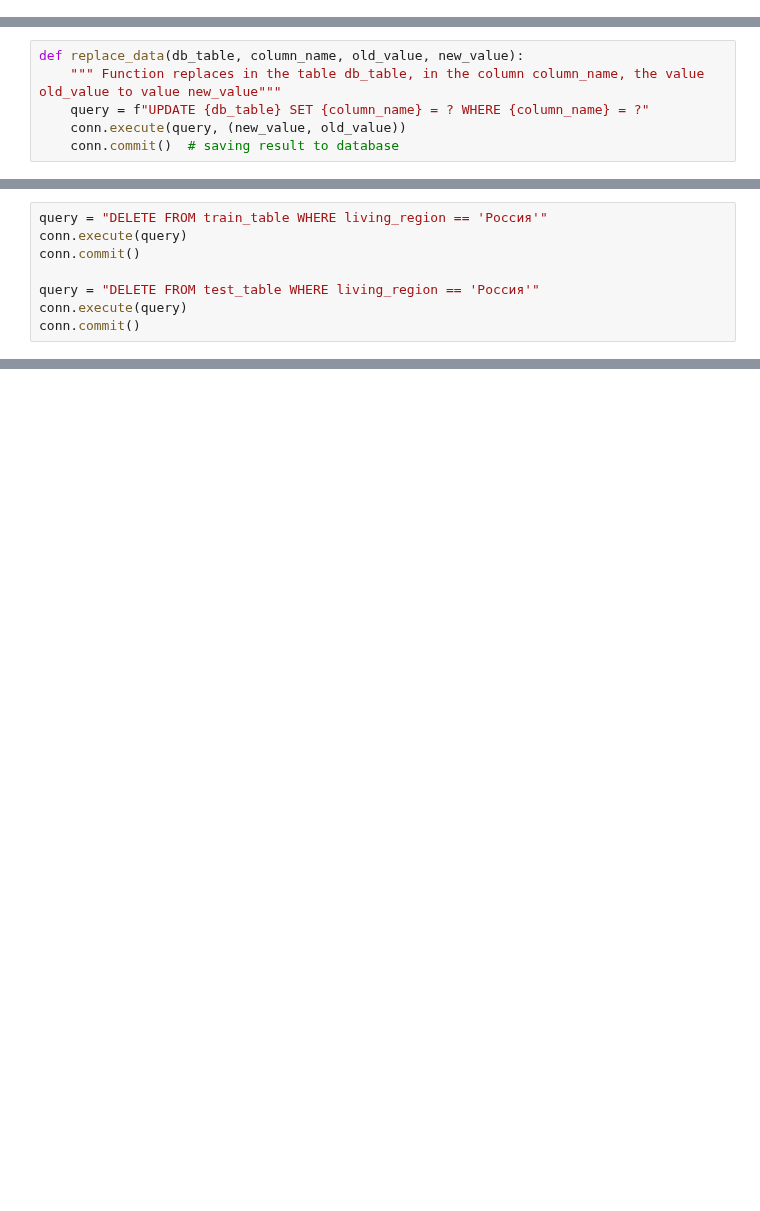
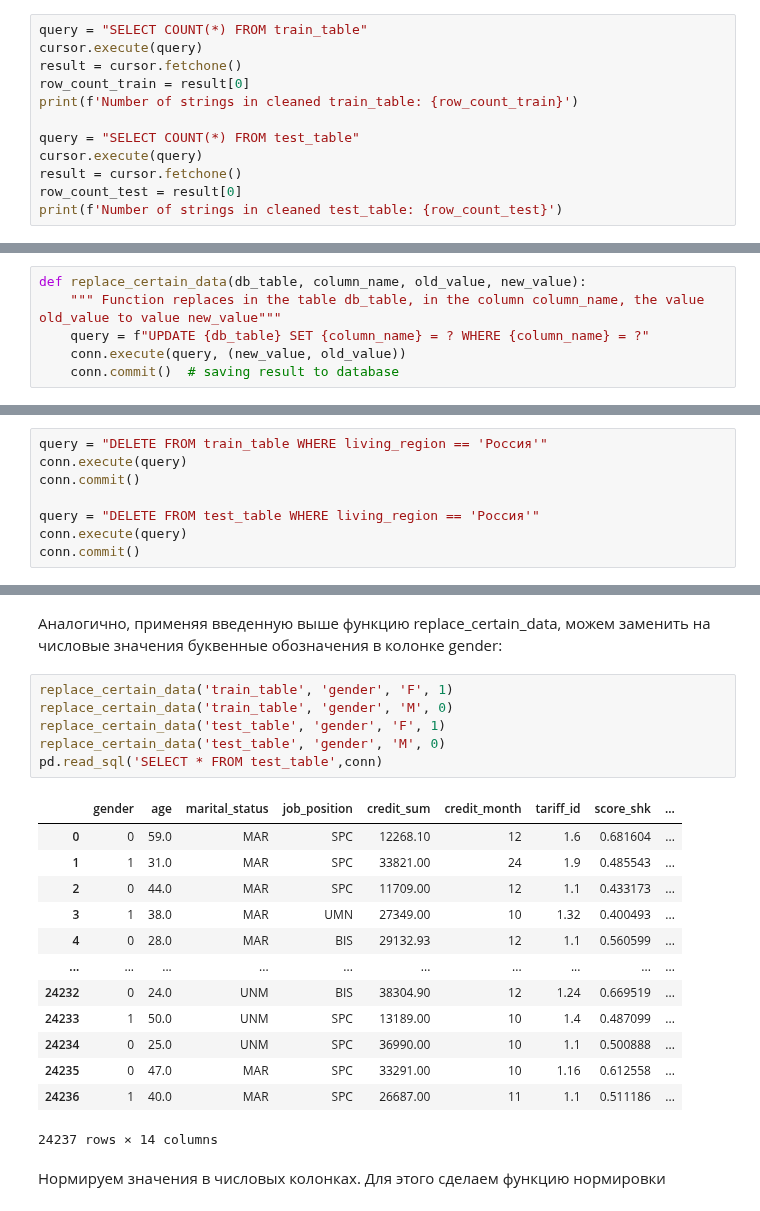
Before and after one commit to matfiz17181920/ML01_P_Online, a Jupyter notebook: Yury_Anatoljevich/Homework_12/HW_12.ipynb, the cells around one changed output, grey strips where cells are left out. Cells and saved outputs as stored; diff of their text form; blank space fills up the shorter version.

Commit message:
Homework 12 (SQL)
Homework 12 (SQL). Loading CSV file, saving it as a database, and training dealing the databases using sqlite3.

```diff
--- a/Yury_Anatoljevich/Homework_12/HW_12.ipynb
+++ b/Yury_Anatoljevich/Homework_12/HW_12.ipynb
@@ -95,0 +136,12 @@ conn.commit()
+# %%
+query = "SELECT COUNT(*) FROM train_table"
+cursor.execute(query)
+result = cursor.fetchone()
+row_count_train = result[0]
+print(f'Number of strings in cleaned train_table: {row_count_train}')
+
+query = "SELECT COUNT(*) FROM test_table"
+cursor.execute(query)
+result = cursor.fetchone()
+row_count_test = result[0]
+print(f'Number of strings in cleaned test_table: {row_count_test}')
@@ -118,5 +169,5 @@ conn.commit()
 # %%
-def replace_data(db_table, column_name, old_value, new_value):
+def replace_certain_data(db_table, column_name, old_value, new_value):
     """ Function replaces in the table db_table, in the column column_name, the value old_value to value new_value"""
     query = f"UPDATE {db_table} SET {column_name} = ? WHERE {column_name} = ?"
     conn.execute(query, (new_value, old_value))
@@ -350,0 +259,25 @@ print(data_table_encoded.shape)
+# %% [markdown]
+Аналогично, применяя введенную выше функцию replace_certain_data, можем заменить на числовые значения буквенные обозначения в колонке gender:
+# %%
+replace_certain_data('train_table', 'gender', 'F', 1)
+replace_certain_data('train_table', 'gender', 'M', 0)
+replace_certain_data('test_table', 'gender', 'F', 1)
+replace_certain_data('test_table', 'gender', 'M', 0)
+pd.read_sql('SELECT * FROM test_table',conn)
+# %% [output]
+|  | gender | age | marital_status | job_position | credit_sum | credit_month | tariff_id | score_shk | ... |
+| 0 | 0 | 59.0 | MAR | SPC | 12268.10 | 12 | 1.6 | 0.681604 | ... |
+| 1 | 1 | 31.0 | MAR | SPC | 33821.00 | 24 | 1.9 | 0.485543 | ... |
+| 2 | 0 | 44.0 | MAR | SPC | 11709.00 | 12 | 1.1 | 0.433173 | ... |
+| 3 | 1 | 38.0 | MAR | UMN | 27349.00 | 10 | 1.32 | 0.400493 | ... |
+| 4 | 0 | 28.0 | MAR | BIS | 29132.93 | 12 | 1.1 | 0.560599 | ... |
+| ... | ... | ... | ... | ... | ... | ... | ... | ... | ... |
+| 24232 | 0 | 24.0 | UNM | BIS | 38304.90 | 12 | 1.24 | 0.669519 | ... |
+| 24233 | 1 | 50.0 | UNM | SPC | 13189.00 | 10 | 1.4 | 0.487099 | ... |
+| 24234 | 0 | 25.0 | UNM | SPC | 36990.00 | 10 | 1.1 | 0.500888 | ... |
+| 24235 | 0 | 47.0 | MAR | SPC | 33291.00 | 10 | 1.16 | 0.612558 | ... |
+| 24236 | 1 | 40.0 | MAR | SPC | 26687.00 | 11 | 1.1 | 0.511186 | ... |
+24237 rows × 14 columns
+# %% [markdown]
+Нормируем значения в числовых колонках.
+Для этого сделаем функцию нормировки
```
Also changed, not shown: parts of 58 cells of this notebook, 2 other files.
